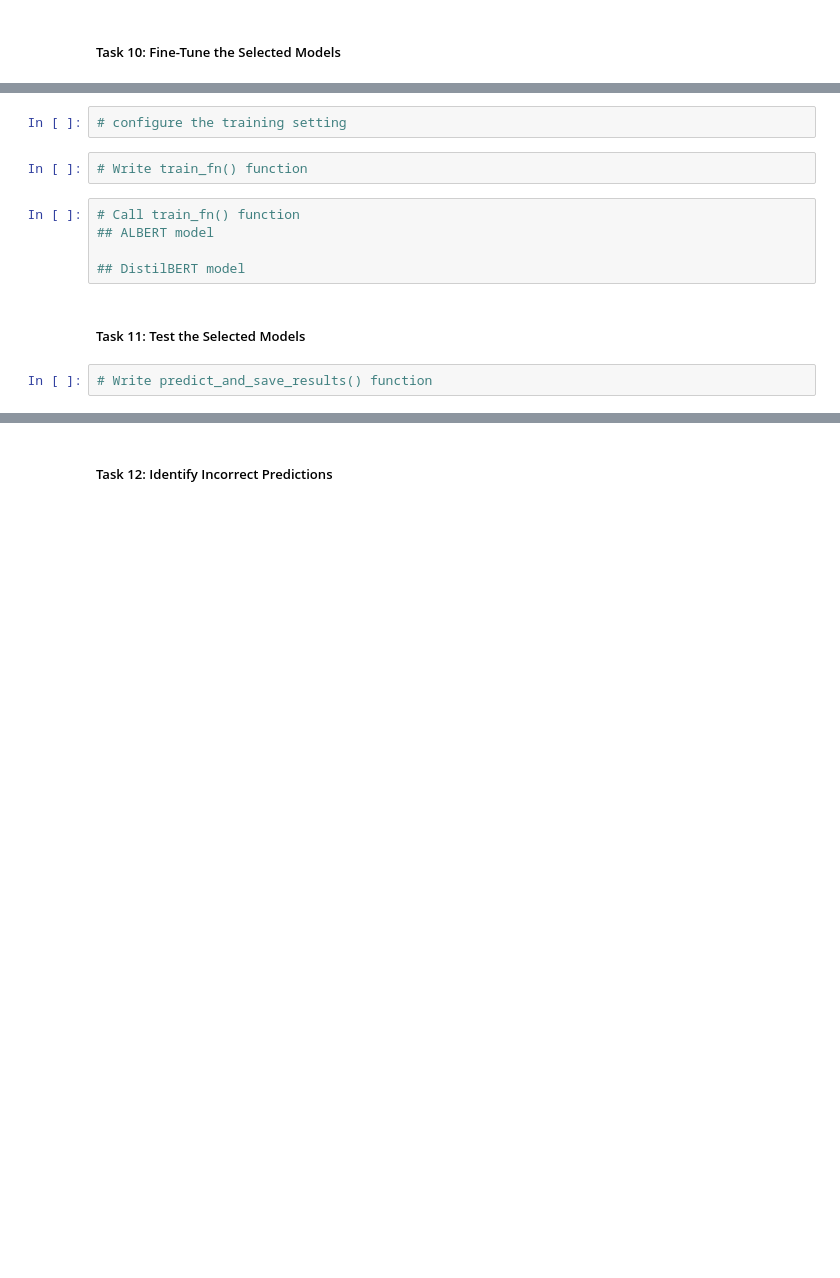
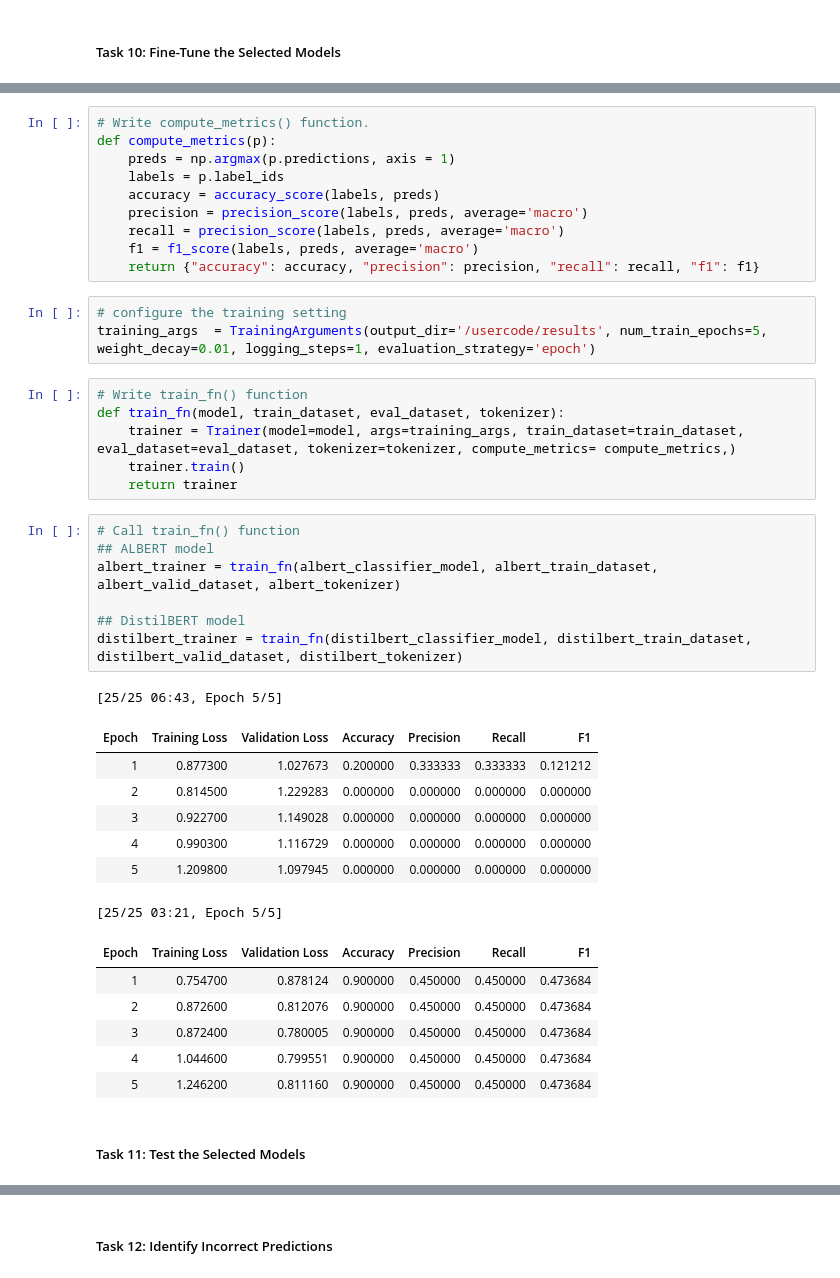
Before and after one commit to garg-sparsh/Automating_Contract_Review, a Jupyter notebook: Contract-nli.ipynb, the cells around one changed output, grey strips where cells are left out. Drawn from its saved outputs; the diff is of its cells as text; blank space fills up the shorter version.

```diff
--- a/Contract-nli.ipynb
+++ b/Contract-nli.ipynb
@@ -259,13 +257,43 @@ distilbert_test_dataset =  ContractNLIDataset(distilbert_test_encodings, test_la
-# %%
-# configure the training setting
-# %%
-# Write train_fn() function
+# %%
+# Write compute_metrics() function.
+def compute_metrics(p):
+    preds = np.argmax(p.predictions, axis = 1)
+    labels = p.label_ids
+    accuracy = accuracy_score(labels, preds)
+    precision = precision_score(labels, preds, average='macro')
+    recall = precision_score(labels, preds, average='macro')
+    f1 = f1_score(labels, preds, average='macro')
+    return {"accuracy": accuracy, "precision": precision, "recall": recall, "f1": f1}
+# %%
+# configure the training setting
+training_args  = TrainingArguments(output_dir='/usercode/results', num_train_epochs=5, weight_decay=0.01, logging_steps=1, evaluation_strategy='epoch')
+# %%
+# Write train_fn() function
+def train_fn(model, train_dataset, eval_dataset, tokenizer):
+    trainer = Trainer(model=model, args=training_args, train_dataset=train_dataset, eval_dataset=eval_dataset, tokenizer=tokenizer, compute_metrics= compute_metrics,)
+    trainer.train()
+    return trainer
 # %%
 # Call train_fn() function
 ## ALBERT model
+albert_trainer = train_fn(albert_classifier_model, albert_train_dataset, albert_valid_dataset, albert_tokenizer)
 
 ## DistilBERT model
+distilbert_trainer = train_fn(distilbert_classifier_model, distilbert_train_dataset, distilbert_valid_dataset, distilbert_tokenizer)
+# %% [output]
+[25/25 06:43, Epoch 5/5]
+| Epoch | Training Loss | Validation Loss | Accuracy | Precision | Recall | F1 |
+| 1 | 0.877300 | 1.027673 | 0.200000 | 0.333333 | 0.333333 | 0.121212 |
+| 2 | 0.814500 | 1.229283 | 0.000000 | 0.000000 | 0.000000 | 0.000000 |
+| 3 | 0.922700 | 1.149028 | 0.000000 | 0.000000 | 0.000000 | 0.000000 |
+| 4 | 0.990300 | 1.116729 | 0.000000 | 0.000000 | 0.000000 | 0.000000 |
+| 5 | 1.209800 | 1.097945 | 0.000000 | 0.000000 | 0.000000 | 0.000000 |
+[25/25 03:21, Epoch 5/5]
+| Epoch | Training Loss | Validation Loss | Accuracy | Precision | Recall | F1 |
+| 1 | 0.754700 | 0.878124 | 0.900000 | 0.450000 | 0.450000 | 0.473684 |
+| 2 | 0.872600 | 0.812076 | 0.900000 | 0.450000 | 0.450000 | 0.473684 |
+| 3 | 0.872400 | 0.780005 | 0.900000 | 0.450000 | 0.450000 | 0.473684 |
+| 4 | 1.044600 | 0.799551 | 0.900000 | 0.450000 | 0.450000 | 0.473684 |
+| 5 | 1.246200 | 0.811160 | 0.900000 | 0.450000 | 0.450000 | 0.473684 |
 # %% [markdown]
 ##### Task 11: Test the Selected Models
-# %%
-# Write predict_and_save_results() function
```
Also changed, not shown: parts of 12 cells of this notebook.
